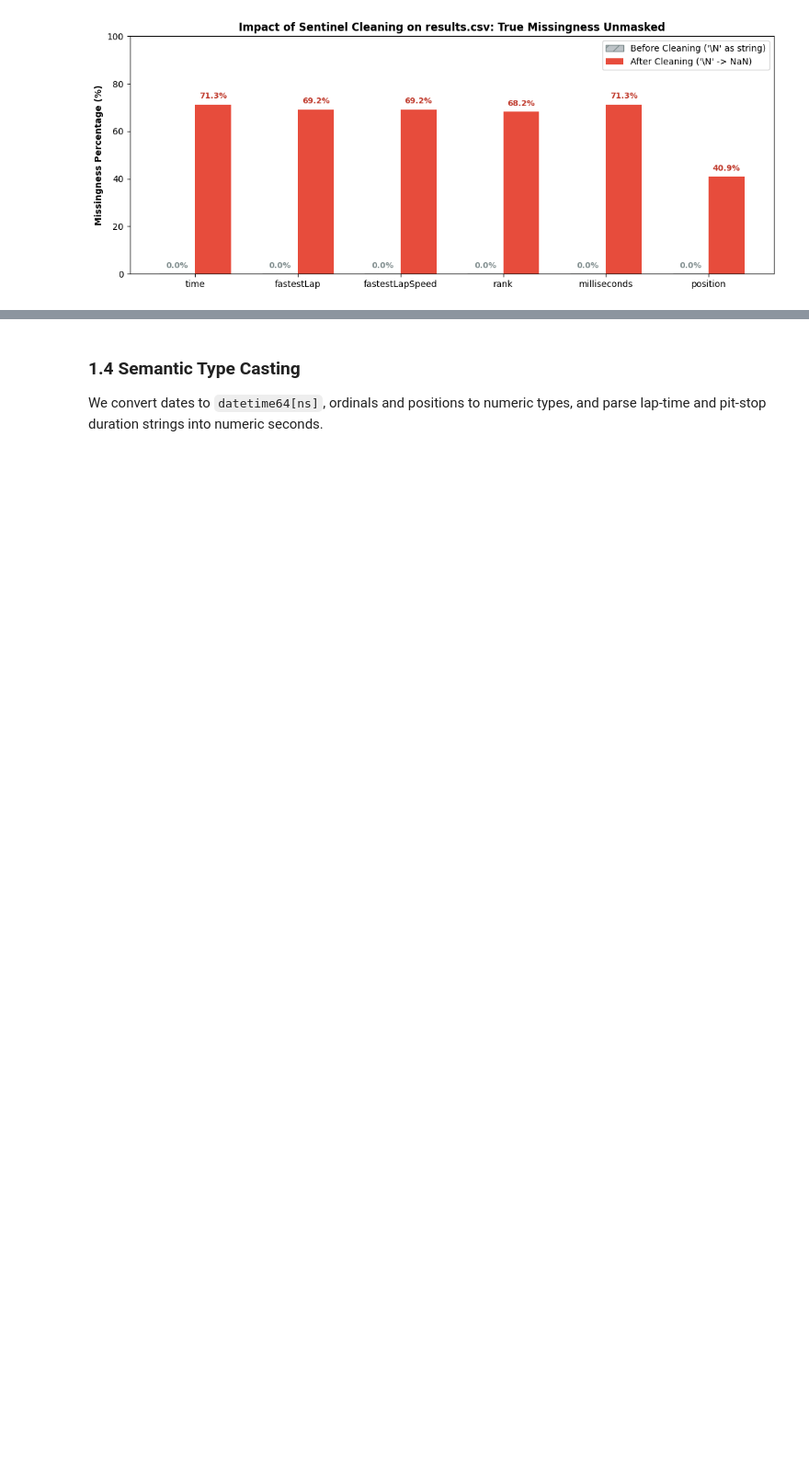
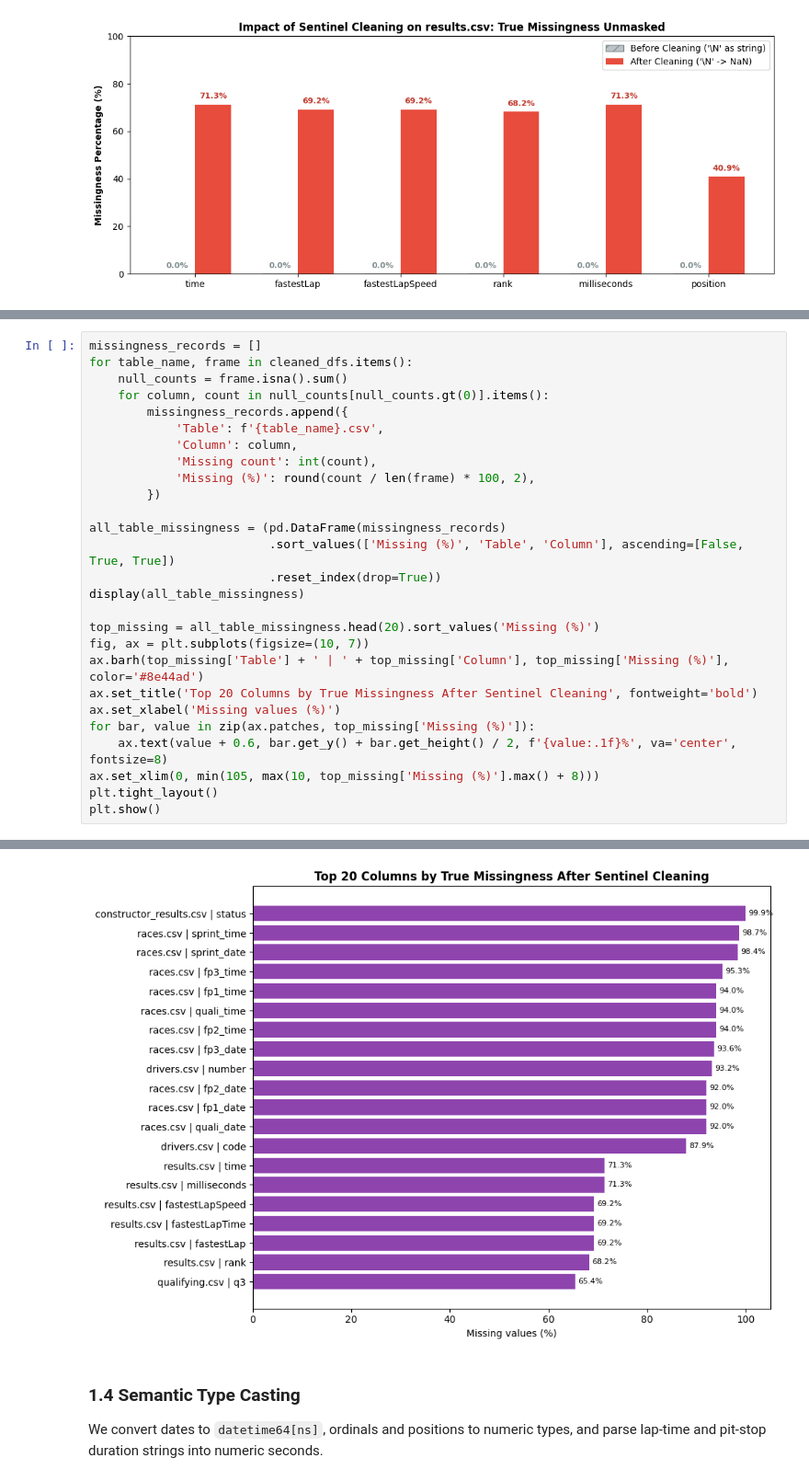
Before and after one commit to BaheyH/ML_F1_ACL2, a Jupyter notebook: Notebooks/F1_Combined_Members_1_to_4.ipynb, the cells around one changed output, grey strips where cells are left out. Shown at 92% size. Drawn from its saved outputs; the diff is of its cells as text; blank space fills up the shorter version.

```diff
--- a/Notebooks/F1_Combined_Members_1_to_4.ipynb
+++ b/Notebooks/F1_Combined_Members_1_to_4.ipynb
@@ -326,0 +331,28 @@ plt.show()
+# %%
+missingness_records = []
+for table_name, frame in cleaned_dfs.items():
+    null_counts = frame.isna().sum()
+    for column, count in null_counts[null_counts.gt(0)].items():
+        missingness_records.append({
+            'Table': f'{table_name}.csv',
+            'Column': column,
+            'Missing count': int(count),
+            'Missing (%)': round(count / len(frame) * 100, 2),
+        })
+
+all_table_missingness = (pd.DataFrame(missingness_records)
+                         .sort_values(['Missing (%)', 'Table', 'Column'], ascending=[False, True, True])
+                         .reset_index(drop=True))
+display(all_table_missingness)
+
+top_missing = all_table_missingness.head(20).sort_values('Missing (%)')
+fig, ax = plt.subplots(figsize=(10, 7))
+ax.barh(top_missing['Table'] + ' | ' + top_missing['Column'], top_missing['Missing (%)'], color='#8e44ad')
+ax.set_title('Top 20 Columns by True Missingness After Sentinel Cleaning', fontweight='bold')
+ax.set_xlabel('Missing values (%)')
+for bar, value in zip(ax.patches, top_missing['Missing (%)']):
+    ax.text(value + 0.6, bar.get_y() + bar.get_height() / 2, f'{value:.1f}%', va='center', fontsize=8)
+ax.set_xlim(0, min(105, max(10, top_missing['Missing (%)'].max() + 8)))
+plt.tight_layout()
+plt.show()
+# %% [output]
@@ -327,3 +376,4 @@ plt.show()
+[figure, added]
 # %% [markdown]
 ### 1.4 Semantic Type Casting
 We convert dates to `datetime64[ns]`, ordinals and positions to numeric types, and parse lap-time and pit-stop duration strings into numeric seconds.
```
Also changed, not shown: parts of 23 cells of this notebook, 1 other file.
